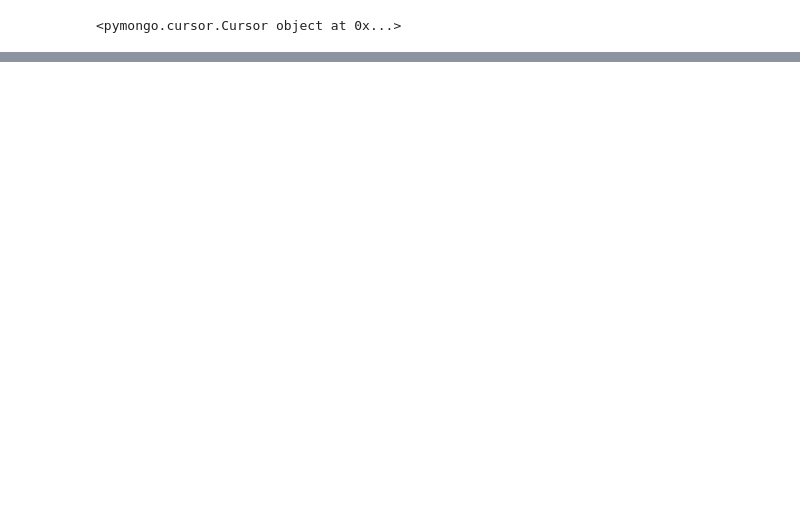
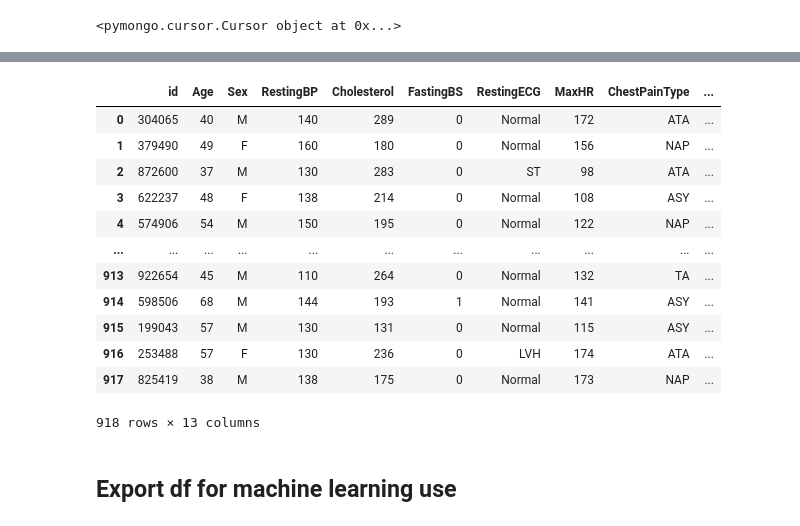
Before and after one commit to yutachung/Predicting_Heart_Disease, a Jupyter notebook: create_df_from_mongodb.ipynb, the cells around one changed output, grey strips where cells are left out. Cells and saved outputs as stored; diff of their text form; code cells hidden in the pictures; blank space fills up the shorter version.

```diff
--- a/create_df_from_mongodb.ipynb
+++ b/create_df_from_mongodb.ipynb
@@ -73,0 +77,6 @@ df.head()
+# %%
+#Drop _id column
+clean_df = df.drop(['_id', 'joined'], axis=1)
+# %%
+#Breakout joined column
+s = df['joined'].explode()
@@ -73,0 +98,2 @@ df.head()
+# %%
+new_df = pd.DataFrame(list(s))
@@ -73,0 +116,19 @@ df.head()
+# %%
+final_df = pd.merge(clean_df, new_df, on='id')
+final_df.drop(['_id'], axis=1)
+# %% [output]
+|  | id | Age | Sex | RestingBP | Cholesterol | FastingBS | RestingECG | MaxHR | ChestPainType | ... |
+| 0 | 304065 | 40 | M | 140 | 289 | 0 | Normal | 172 | ATA | ... |
+| 1 | 379490 | 49 | F | 160 | 180 | 0 | Normal | 156 | NAP | ... |
+| 2 | 872600 | 37 | M | 130 | 283 | 0 | ST | 98 | ATA | ... |
+| 3 | 622237 | 48 | F | 138 | 214 | 0 | Normal | 108 | ASY | ... |
+| 4 | 574906 | 54 | M | 150 | 195 | 0 | Normal | 122 | NAP | ... |
+| ... | ... | ... | ... | ... | ... | ... | ... | ... | ... | ... |
+| 913 | 922654 | 45 | M | 110 | 264 | 0 | Normal | 132 | TA | ... |
+| 914 | 598506 | 68 | M | 144 | 193 | 1 | Normal | 141 | ASY | ... |
+| 915 | 199043 | 57 | M | 130 | 131 | 0 | Normal | 115 | ASY | ... |
+| 916 | 253488 | 57 | F | 130 | 236 | 0 | LVH | 174 | ATA | ... |
+| 917 | 825419 | 38 | M | 138 | 175 | 0 | Normal | 173 | NAP | ... |
+918 rows × 13 columns
+# %% [markdown]
+## Export df for machine learning use
```
Also changed, not shown: parts of 15 cells of this notebook.
